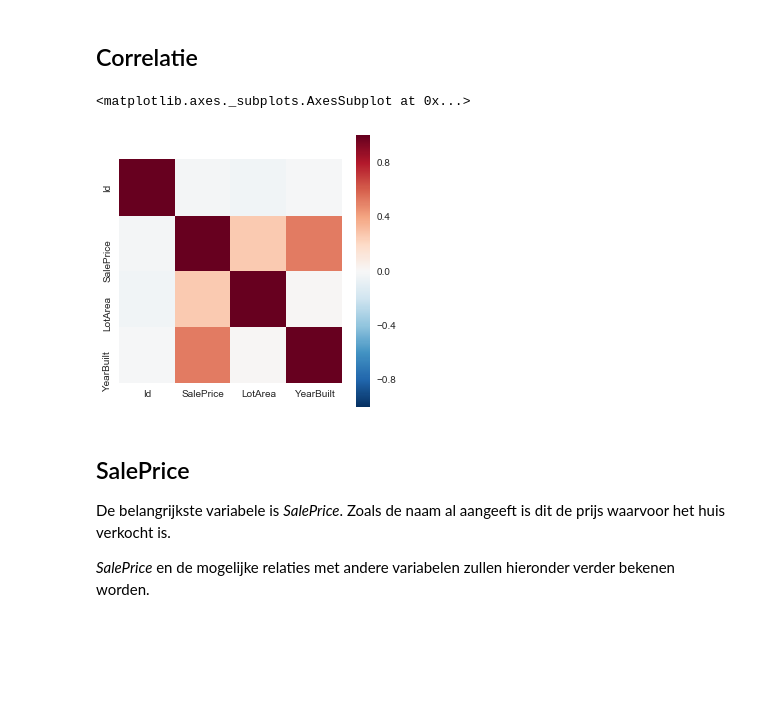
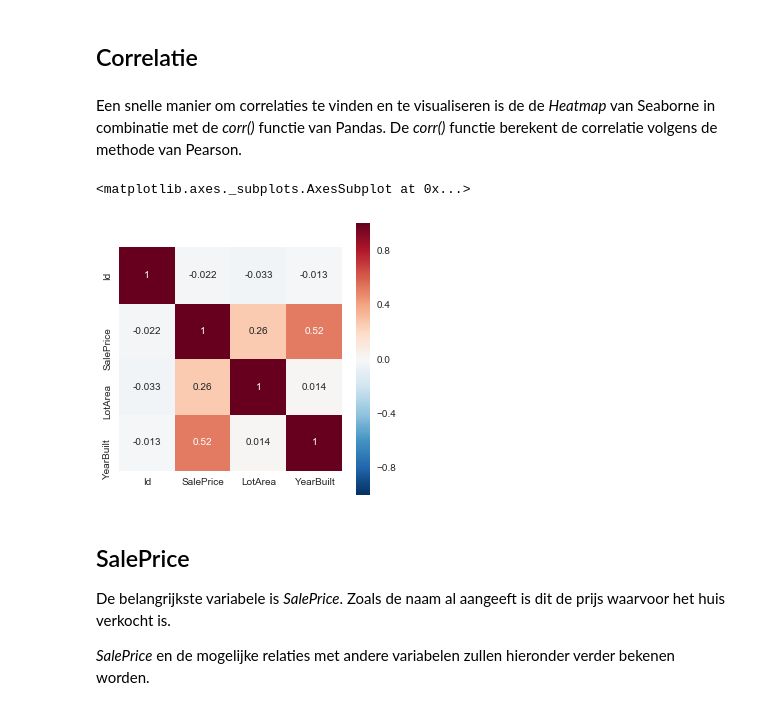
Before and after one commit to Shirynak/DS-Specialisatie, a Jupyter notebook: Uitwerking - Ashwin.ipynb, the cells around one changed output. Cells and saved outputs as stored; diff of their text form; code cells hidden in the pictures; blank space fills up the shorter version.

```diff
--- a/Uitwerking - Ashwin.ipynb
+++ b/Uitwerking - Ashwin.ipynb
@@ -156,14 +158,16 @@ df_train.head()
 | 4 | 5 | 250000 | 14260 | NoRidge | 2000 |
 # %% [markdown]
 ## Correlatie
+# %% [markdown]
+Een snelle manier om correlaties te vinden en te visualiseren is de de *Heatmap* van Seaborne in combinatie met de *corr()* functie van Pandas. De *corr()* functie berekent de correlatie volgens de methode van Pearson.
 # %%
 #Correlatie matrix visualiseren
-correlatie_matrix = df_train.corr()
+correlatie_matrix = df_train.corr(method='pearson')
 plt.subplots(figsize=(5,5))
-sns.heatmap(correlatie_matrix, vmax=1.0, square=True)
+sns.heatmap(correlatie_matrix, vmin=-1.0, vmax=1.0, square=True, annot=True)
 # %% [output]
 <matplotlib.axes._subplots.AxesSubplot at 0x...>
-[figure, old version]
+[figure, new version]
 # %% [markdown]
 ## SalePrice
 De belangrijkste variabele is *SalePrice*. Zoals de naam al aangeeft is dit de prijs waarvoor het huis verkocht is.
```
Also changed, not shown: parts of 7 cells of this notebook.
